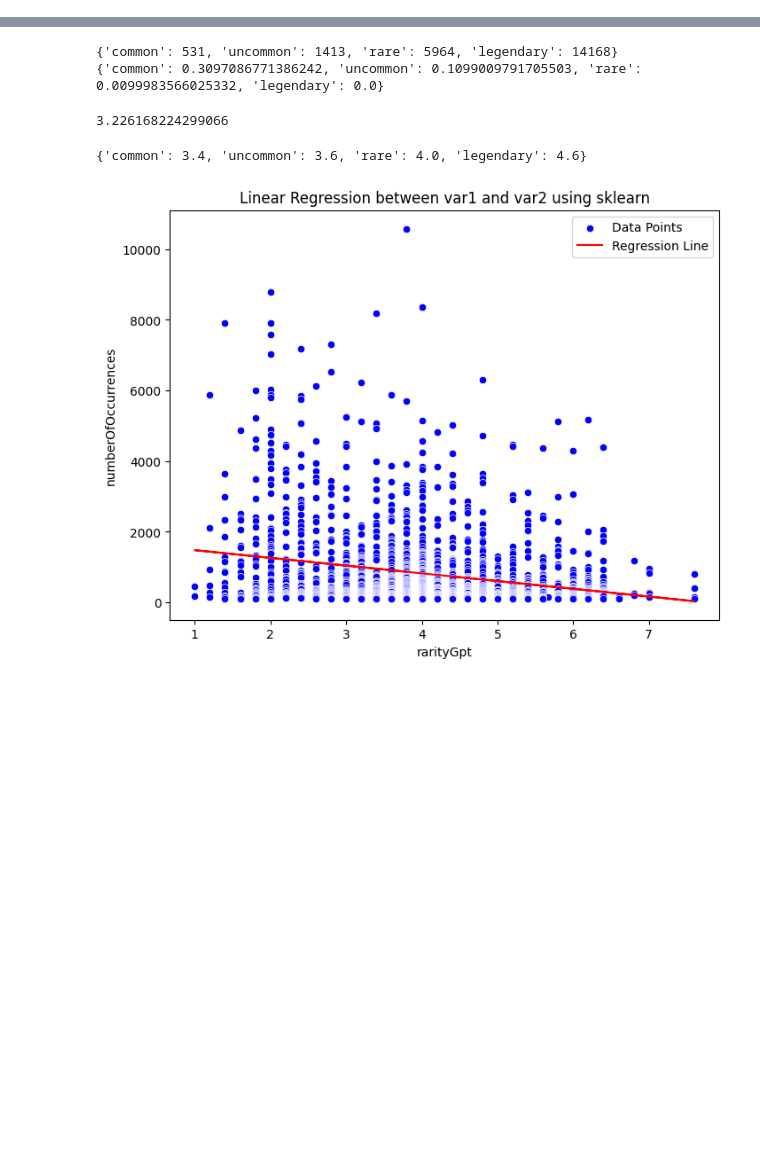
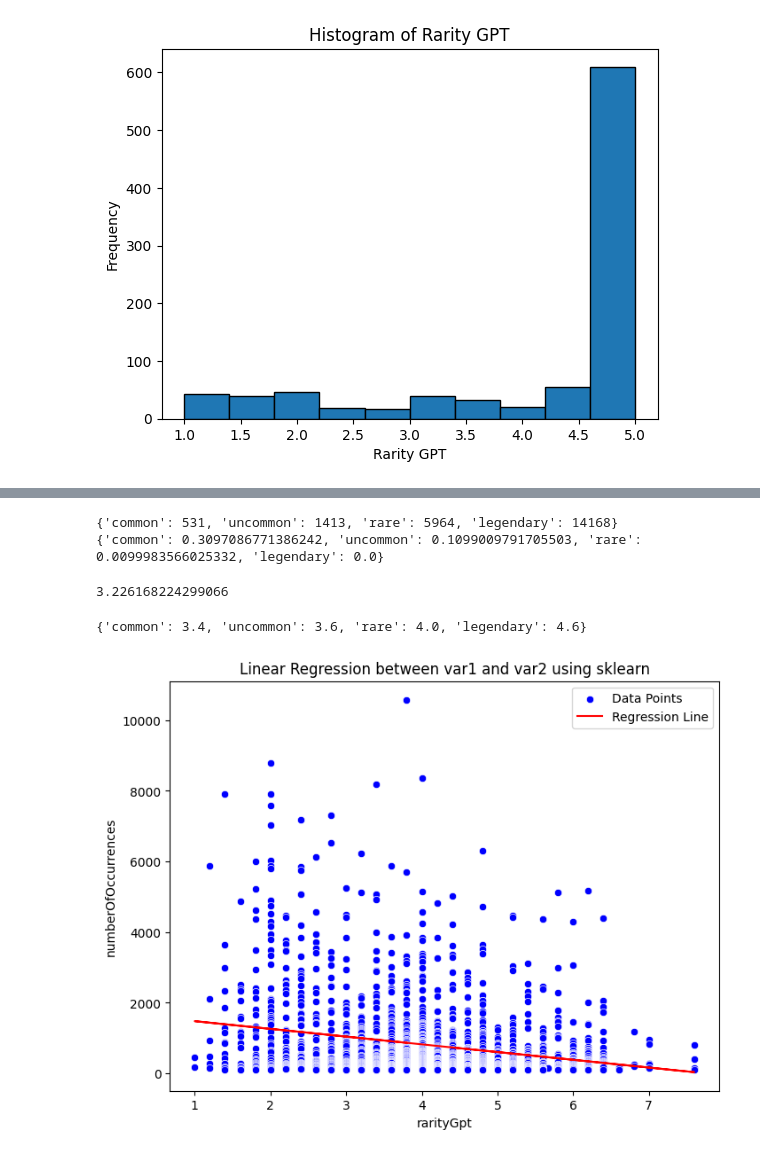
Before and after one commit to eleurent/nature-go, a Jupyter notebook: generation/data/database_analysis.ipynb, the cells around one changed output, grey strips where cells are left out. Saved outputs shown, nothing was run; the diff lists cells and outputs as text; code cells hidden in the pictures; blank space fills up the shorter version.

```diff
--- a/generation/data/database_analysis.ipynb
+++ b/generation/data/database_analysis.ipynb
@@ -3,13 +3,15 @@ import pandas as pd
 import numpy as np
 
 
-df = pd.read_csv('species.csv')
+df = pd.read_csv('bird_species.csv')
 # %%
 import matplotlib.pyplot as plt
 
 # Plotting the histogram
-plt.hist(df['rarity_gpt'], bins=10, edgecolor='black')
+plt.hist(df['rarityGpt'], bins=10, edgecolor='black')
 plt.xlabel('Rarity GPT')
 plt.ylabel('Frequency')
 plt.title('Histogram of Rarity GPT')
 plt.show()
+# %% [output]
+[figure, added]
```
Also changed, not shown: parts of 6 cells of this notebook, 3 other files.
